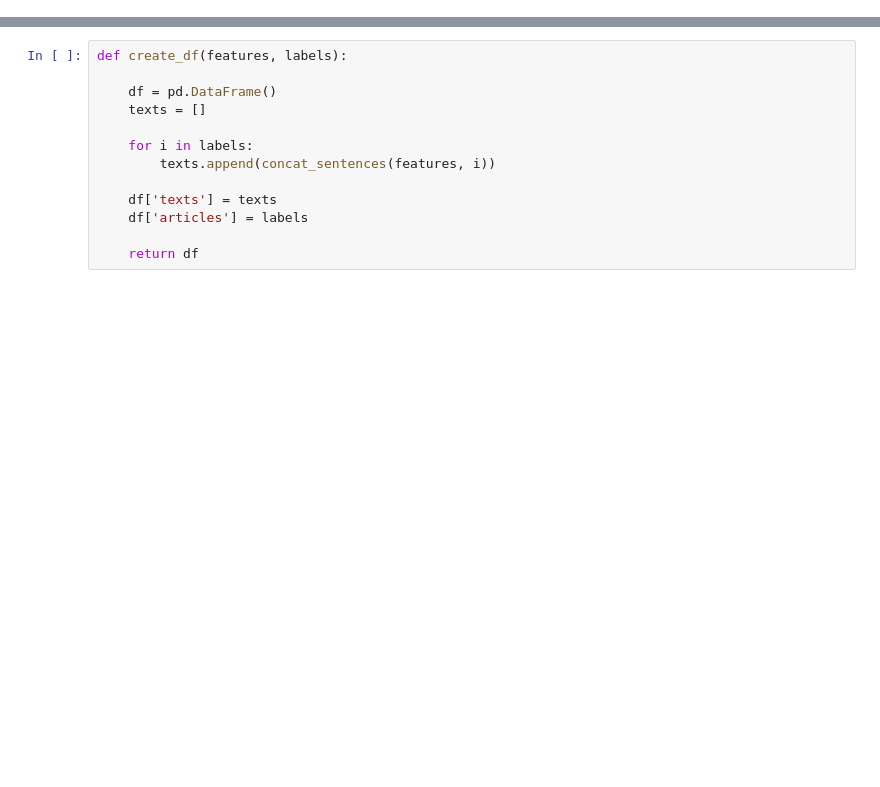
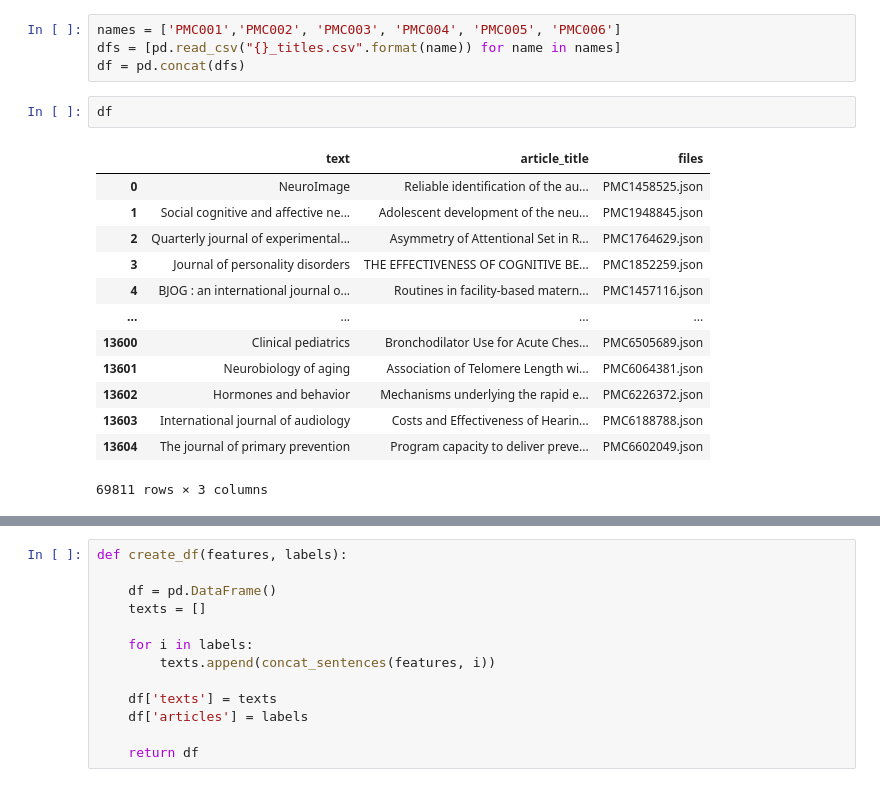
Before and after one commit to CinthiaS/mv-text-summarizer, a Jupyter notebook: notebook/clustering.ipynb, the cells around one changed output, grey strips where cells are left out. Drawn from its saved outputs; the diff is of its cells as text; blank space fills up the shorter version.

```diff
--- a/notebook/clustering.ipynb
+++ b/notebook/clustering.ipynb
@@ -14,0 +92,20 @@ features_conc, scores_conc = loader.read_features(path="../result/conclusion/fea
+# %%
+names = ['PMC001','PMC002', 'PMC003', 'PMC004', 'PMC005', 'PMC006']
+dfs = [pd.read_csv("{}_titles.csv".format(name)) for name in names]
+df = pd.concat(dfs)
+# %%
+df
+# %% [output]
+|  | text | article_title | files |
+| 0 | NeuroImage | Reliable identification of the au... | PMC1458525.json |
+| 1 | Social cognitive and affective ne... | Adolescent development of the neu... | PMC1948845.json |
+| 2 | Quarterly journal of experimental... | Asymmetry of Attentional Set in R... | PMC1764629.json |
+| 3 | Journal of personality disorders | THE EFFECTIVENESS OF COGNITIVE BE... | PMC1852259.json |
+| 4 | BJOG : an international journal o... | Routines in facility-based matern... | PMC1457116.json |
+| ... | ... | ... | ... |
+| 13600 | Clinical pediatrics | Bronchodilator Use for Acute Ches... | PMC6505689.json |
+| 13601 | Neurobiology of aging | Association of Telomere Length wi... | PMC6064381.json |
+| 13602 | Hormones and behavior | Mechanisms underlying the rapid e... | PMC6226372.json |
+| 13603 | International journal of audiology | Costs and Effectiveness of Hearin... | PMC6188788.json |
+| 13604 | The journal of primary prevention | Program capacity to deliver preve... | PMC6602049.json |
+69811 rows × 3 columns
```
Also changed, not shown: parts of 56 cells of this notebook, 15 other files.
